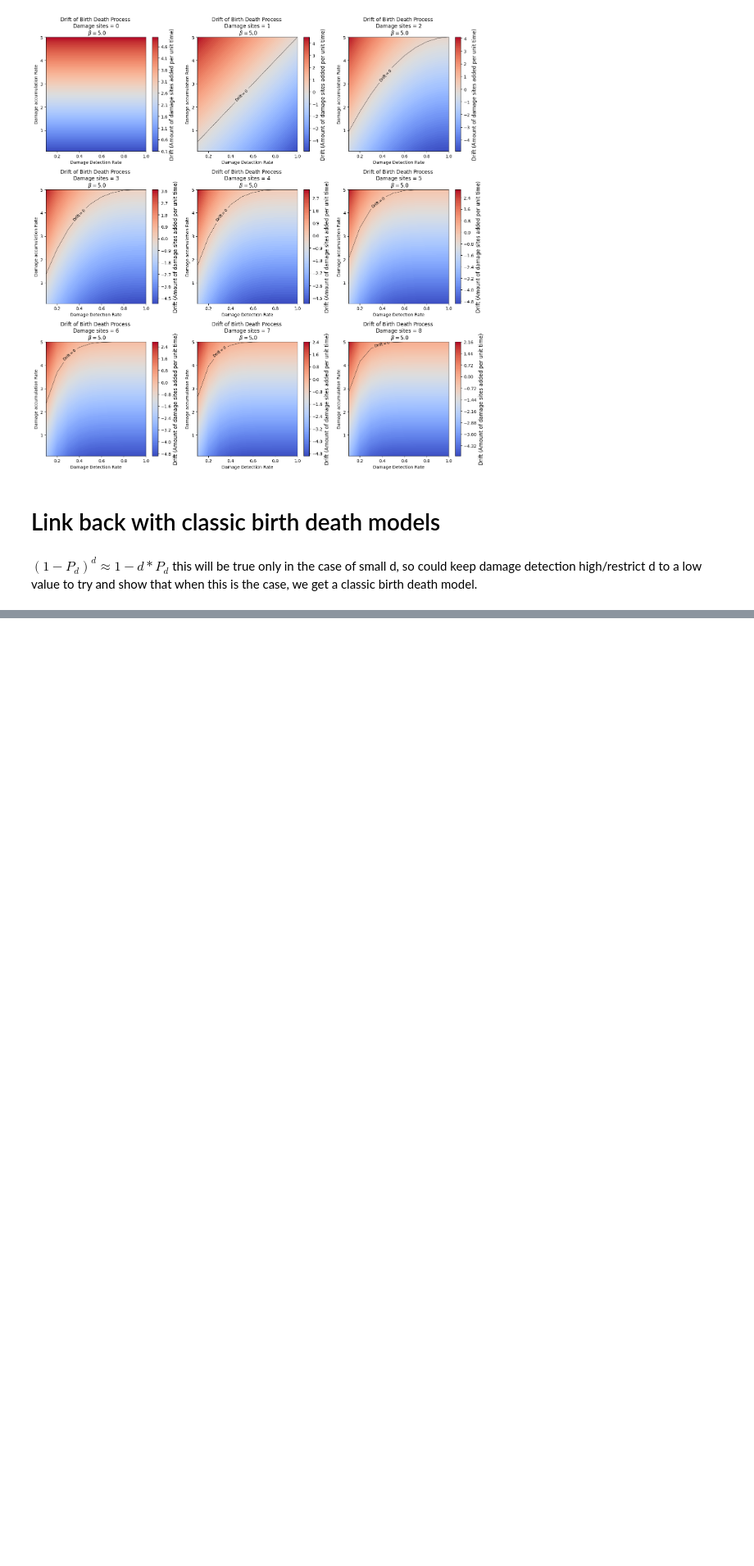
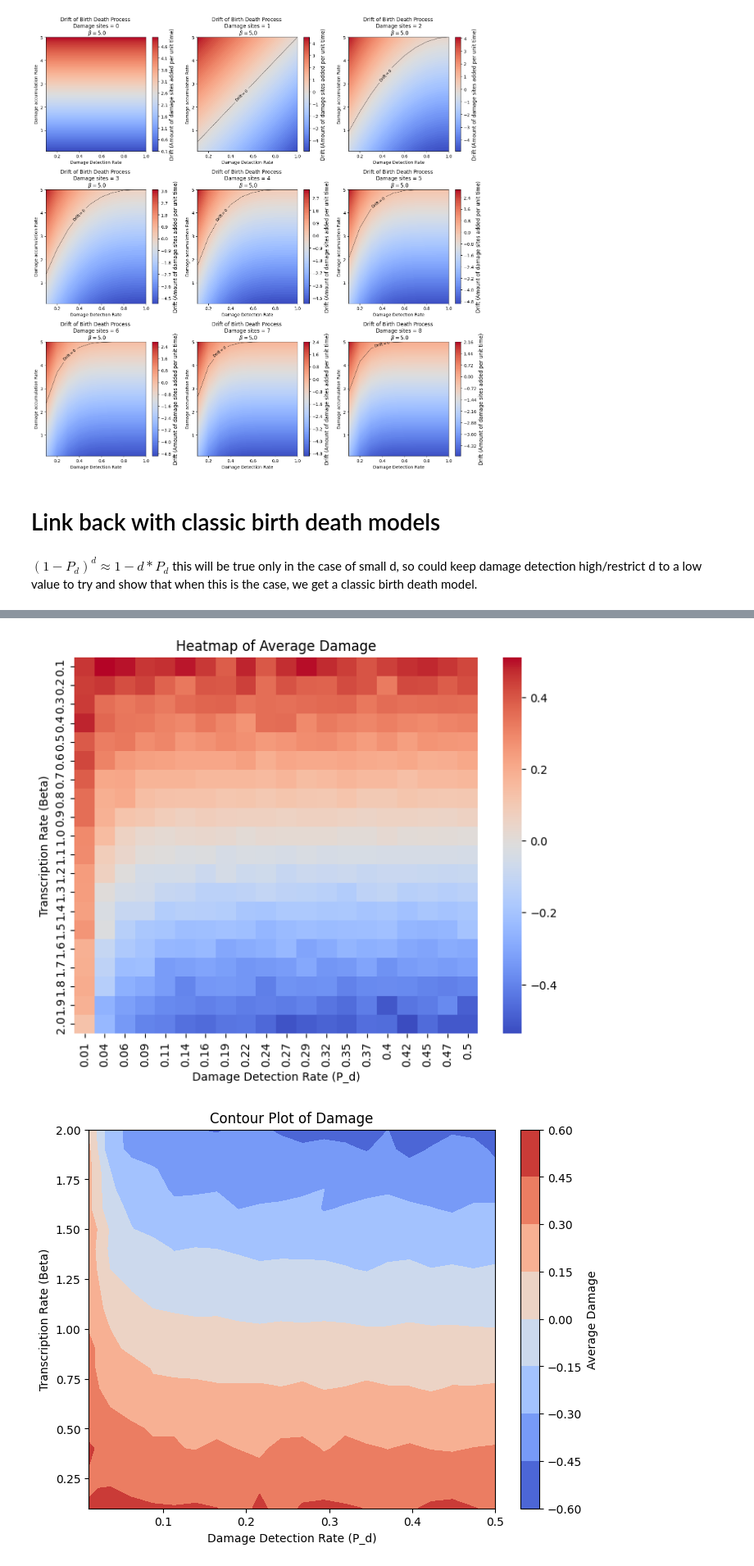
Before and after one commit to Yujun-cpu/RSCAM_G11, a Jupyter notebook: Parameter Effects.ipynb, the cells around one changed output, grey strips where cells are left out. Shown at 82% size. Drawn from its saved outputs; the diff is of its cells as text; code cells hidden in the pictures; blank space fills up the shorter version.

Commit message:
Adding my work on analysis of relationship of parameters

```diff
--- a/Parameter Effects.ipynb
+++ b/Parameter Effects.ipynb
@@ -189,0 +205,64 @@ $ (1-P_d)^d \approx 1-d*P_d $ this will be true only in the case of small d, so
+# %%
+import numpy as np
+import matplotlib.pyplot as plt
+import seaborn as sns
+
+
+def simulate_gillespie(beta_vals, P_d_vals, u, size=100):
+    damages = np.zeros((len(beta_vals), len(P_d_vals)))
+
+    for i, beta in enumerate(beta_vals):
+        for j, P_d in enumerate(P_d_vals):
+            samples = np.random.rand(size) * (u - beta * (1 - (1 - P_d)**np.random.randint(1, 100, size)))
+            damages[i, j] = np.mean(samples)
+
+    return damages
+
+# Define parameter ranges
+beta_vals = np.linspace(0.1, 2, 20)
+P_d_vals = np.linspace(0.01, 0.5, 20)
+u = 1.0  # Constant repair rate
+
+# Simulate damage accumulation
+damages = simulate_gillespie(beta_vals, P_d_vals, u)
+
+# Heatmap of Damage vs (Beta, P_d)
+plt.figure(figsize=(8, 6))
+sns.heatmap(damages, xticklabels=np.round(P_d_vals, 2), yticklabels=np.round(beta_vals, 2), cmap='coolwarm')
+plt.xlabel('Damage Detection Rate (P_d)')
+plt.ylabel('Transcription Rate (Beta)')
+plt.title('Heatmap of Average Damage')
+plt.show()
+
+# Contour Plot
+P_d_mesh, beta_mesh = np.meshgrid(P_d_vals, beta_vals)
+plt.figure(figsize=(8, 6))
+plt.contourf(P_d_mesh, beta_mesh, damages, cmap='coolwarm')
+plt.colorbar(label='Average Damage')
+plt.xlabel('Damage Detection Rate (P_d)')
+plt.ylabel('Transcription Rate (Beta)')
+plt.title('Contour Plot of Damage')
+plt.show()
+
+# Damage vs Beta for Different P_d values
+plt.figure(figsize=(8, 6))
+for j in range(0, len(P_d_vals), 5):  # Plot every 5th P_d value
+    plt.plot(beta_vals, damages[:, j], label=f'P_d={P_d_vals[j]:.2f}')
+plt.xlabel('Transcription Rate (Beta)')
+plt.ylabel('Average Damage')
+plt.title('Damage vs Beta for different P_d values')
+plt.legend()
+plt.show()
+
+# Damage vs P_d for Different Beta values
+plt.figure(figsize=(8, 6))
+for i in range(0, len(beta_vals), 5):  # Plot every 5th beta value
+    plt.plot(P_d_vals, damages[i, :], label=f'Beta={beta_vals[i]:.2f}')
+plt.xlabel('Damage Detection Rate (P_d)')
+plt.ylabel('Average Damage')
+plt.title('Damage vs P_d for different Beta values')
+plt.legend()
+plt.show()
+# %% [output]
+[figure, added]
+[figure, added]
```
Also changed, not shown: parts of 3 cells of this notebook.
